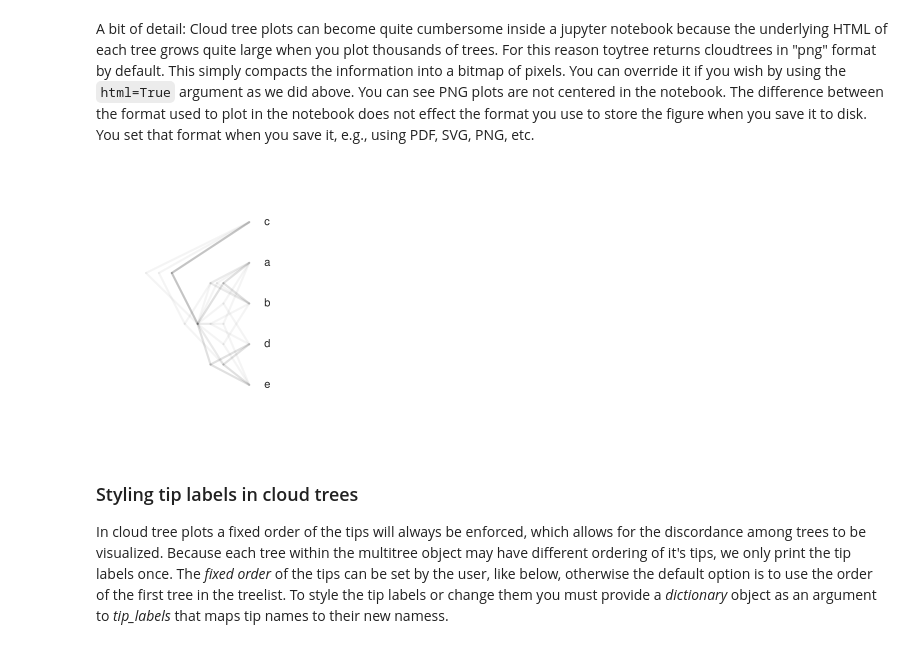
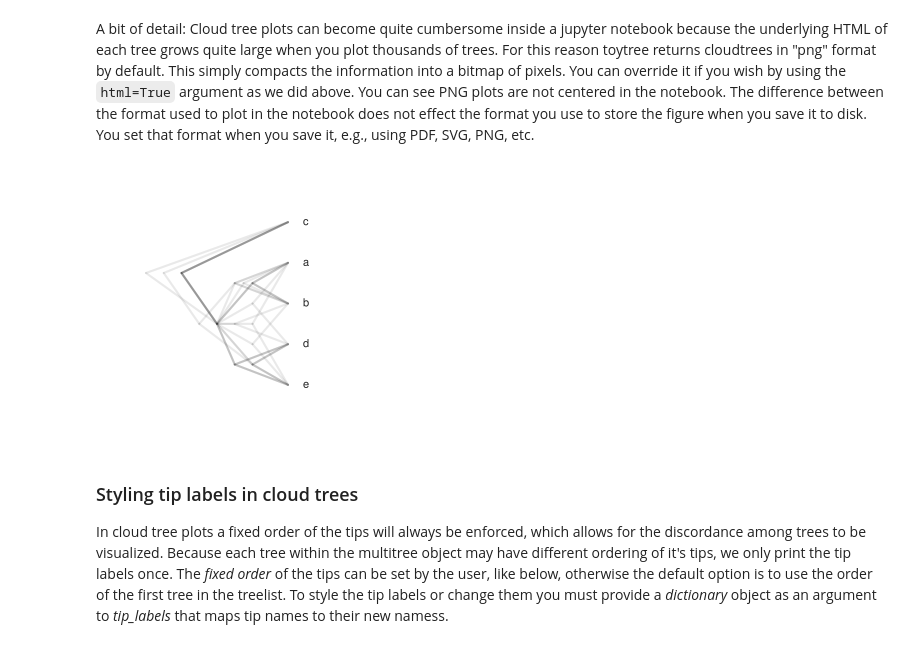
Before and after one commit to eaton-lab/toytree, a Jupyter notebook: docs/7-multitrees.ipynb, the cells around one changed output. Drawn from its saved outputs; the diff is of its cells as text; code cells hidden in the pictures.

```diff
--- a/docs/7-multitrees.ipynb
+++ b/docs/7-multitrees.ipynb
@@ -118,9 +118,9 @@ c, a = mtre0.draw_cloud_tree(width=300, html=True)
 A bit of detail: Cloud tree plots can become quite cumbersome inside a jupyter notebook because the underlying HTML of each tree grows quite large when you plot thousands of trees. For this reason toytree returns cloudtrees in "png" format by default. This simply compacts the information into a bitmap of pixels. You can override it if you wish by using the `html=True` argument as we did above. You can see PNG plots are not centered in the notebook. The difference between the format used to plot in the notebook does not effect the format you use to store the figure when you save it to disk. You set that format when you save it, e.g., using PDF, SVG, PNG, etc.
 # %%
 # draw cloud tree in default PNG format.
-mtre0.draw_cloud_tree();
+mtre0.draw_cloud_tree(width=250, edge_style={"stroke-opacity": 0.1});
 # %% [output]
-[figure, old version]
+[figure, new version]
 # %% [markdown]
 ### Styling tip labels in cloud trees
 In cloud tree plots a fixed order of the tips will always be enforced, which allows for the discordance among trees to be visualized. Because each tree within the multitree object may have different ordering of it's tips, we only print the tip labels once. The *fixed order* of the tips can be set by the user, like below, otherwise the default option is to use the order of the first tree in the treelist. To style the tip labels or change them you must provide a *dictionary* object as an argument to *tip_labels* that maps tip names to their new namess.
```
Also changed, not shown: parts of 7 cells of this notebook, 7 other files.
